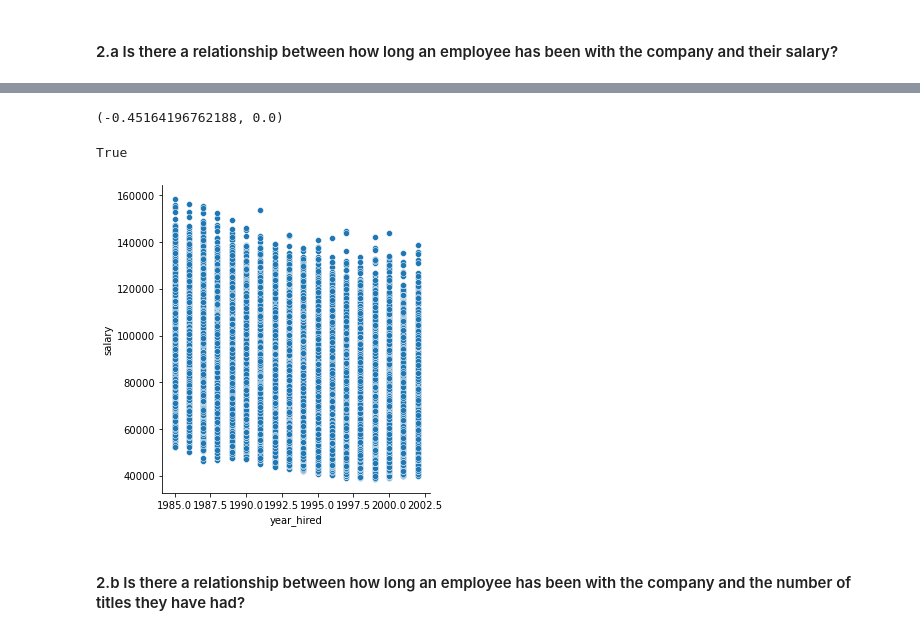
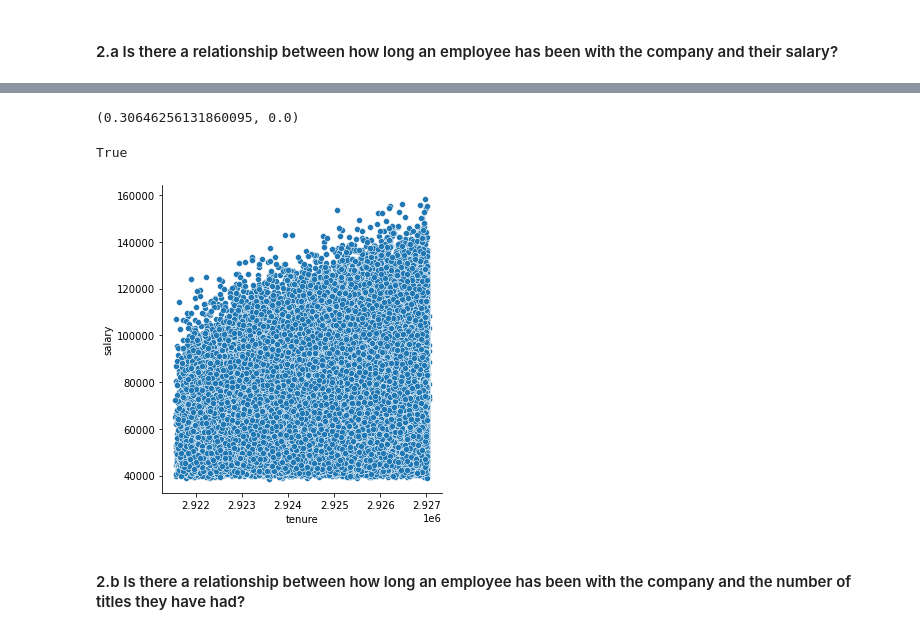
Before and after one commit to morgancross2/statistics-exercises, a Jupyter notebook: hypothesis_testing.ipynb, the cells around one changed output, grey strips where cells are left out. Drawn from its saved outputs; the diff is of its cells as text; code cells hidden in the pictures.

```diff
--- a/hypothesis_testing.ipynb
+++ b/hypothesis_testing.ipynb
@@ -404,6 +408,7 @@ schema = 'employees'
 # %%
 query = '''
         SELECT * FROM
-        dept_emp
-        JOIN salaries USING (emp_no);
+        employees
+        JOIN salaries USING (emp_no)
+        WHERE to_date > CURDATE();
 '''
@@ -425,0 +415,3 @@ sals.head()
+# %%
+conn = f'mysql+pymysql://{user}:{password}@{host}/{schema}'
+sals = pd.read_sql(query, conn)
@@ -429,5 +430,4 @@ sals.head()
 # Ho = There is not a linear relationship between hire date and salary
 # Ha = There is a linear relationship between hire date and salary
 # %%
-sals['year_hired'] = sals.emp_from_date.str.slice(0,4).astype('int')
-sals.head()
+sals['tenure'] = (sals.to_date - sals.hire_date).astype('str').str.split(' ', expand=True)[0].astype(int)
@@ -441,10 +434,10 @@ sals.head()
 # %%
-x = sals.year_hired
+x = sals.tenure
 y = sals.salary
 r,p = stats.pearsonr(x,y)
 r,p
 # %% [output]
-(-0.45164196762188, 0.0)
+(0.30646256131860095, 0.0)
 # %%
 p < α
 # %% [output]
@@ -452,7 +445,7 @@ True
 # %%
 # Reject Ho
 # %%
-sns.relplot(data=sals, x='year_hired', y='salary')
+sns.relplot(data=sals, x='tenure', y='salary')
 plt.show()
 # %% [output]
-[figure, old version]
+[figure, new version]
```
Also changed, not shown: parts of 13 cells of this notebook.
